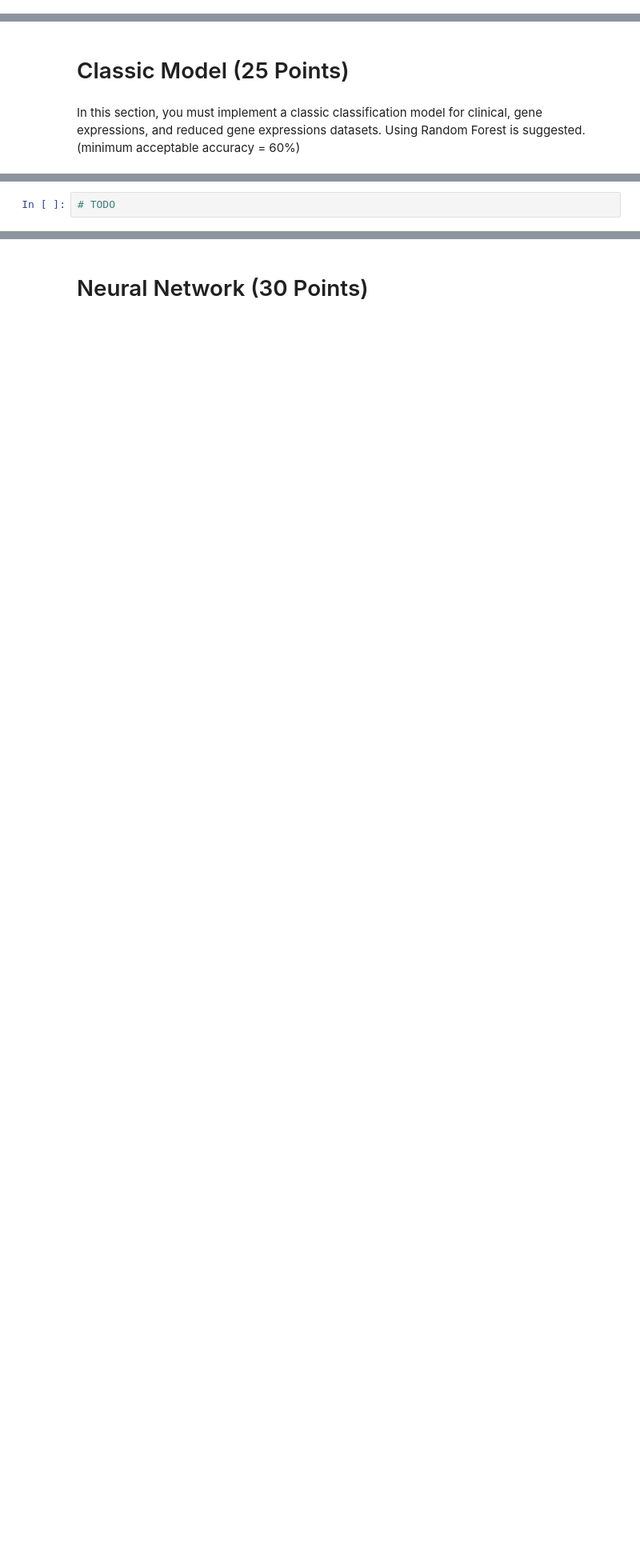
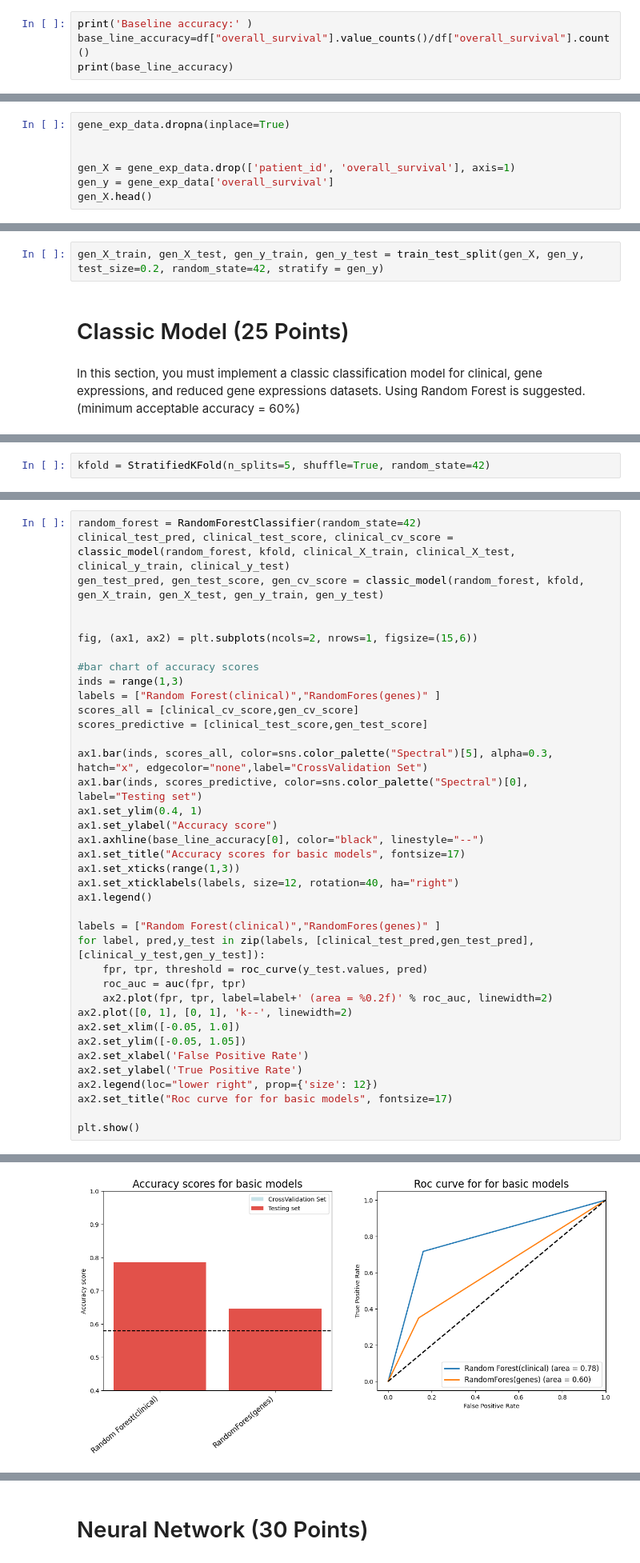
Before and after one commit to mohammadtaghi005/Breast-Cancer-Prediction, a Jupyter notebook: ML_Project.ipynb, the cells around one changed output, grey strips where cells are left out. Shown at 80% size. Saved outputs shown, nothing was run; the diff lists cells and outputs as text; blank space fills up the shorter version.

Commit message:
classic_model_initial
added simple random forest for clinical and genes data

```diff
--- a/ML_Project.ipynb
+++ b/ML_Project.ipynb
@@ -235,3 +235,7 @@ The patients who died have right skewed distribution
 
 Tumor size :
 both the patients who survived and died have right skewed distribution
+# %%
+print('Baseline accuracy:' )
+base_line_accuracy=df["overall_survival"].value_counts()/df["overall_survival"].count()
+print(base_line_accuracy)
@@ -243,0 +282,7 @@ For each dataset, investigate whether it is needed to use a dimensionality reduc
+# %%
+gene_exp_data.dropna(inplace=True)
+
+
+gen_X = gene_exp_data.drop(['patient_id', 'overall_survival'], axis=1)
+gen_y = gene_exp_data['overall_survival']
+gen_X.head()
@@ -244,3 +299,5 @@ For each dataset, investigate whether it is needed to use a dimensionality reduc
+# %%
+gen_X_train, gen_X_test, gen_y_train, gen_y_test = train_test_split(gen_X, gen_y, test_size=0.2, random_state=42, stratify = gen_y)
 # %% [markdown]
 # Classic Model (25 Points)
 # %% [markdown]
@@ -247,0 +307,2 @@ In this section, you must implement a classic classification model for clinical,
+# %%
+kfold = StratifiedKFold(n_splits=5, shuffle=True, random_state=42)
@@ -248,2 +338,39 @@ In this section, you must implement a classic classification model for clinical,
 # %%
-# TODO
+random_forest = RandomForestClassifier(random_state=42)
+clinical_test_pred, clinical_test_score, clinical_cv_score = classic_model(random_forest, kfold, clinical_X_train, clinical_X_test, clinical_y_train, clinical_y_test)
+gen_test_pred, gen_test_score, gen_cv_score = classic_model(random_forest, kfold, gen_X_train, gen_X_test, gen_y_train, gen_y_test)
+
+
+fig, (ax1, ax2) = plt.subplots(ncols=2, nrows=1, figsize=(15,6))
+
+#bar chart of accuracy scores
+inds = range(1,3)
+labels = ["Random Forest(clinical)","RandomFores(genes)" ]
+scores_all = [clinical_cv_score,gen_cv_score]
+scores_predictive = [clinical_test_score,gen_test_score]
+
+ax1.bar(inds, scores_all, color=sns.color_palette("Spectral")[5], alpha=0.3, hatch="x", edgecolor="none",label="CrossValidation Set")
+ax1.bar(inds, scores_predictive, color=sns.color_palette("Spectral")[0], label="Testing set")
+ax1.set_ylim(0.4, 1)
+ax1.set_ylabel("Accuracy score")
+ax1.axhline(base_line_accuracy[0], color="black", linestyle="--")
+ax1.set_title("Accuracy scores for basic models", fontsize=17)
+ax1.set_xticks(range(1,3))
+ax1.set_xticklabels(labels, size=12, rotation=40, ha="right")
+ax1.legend()
+
+labels = ["Random Forest(clinical)","RandomFores(genes)" ]
+for label, pred,y_test in zip(labels, [clinical_test_pred,gen_test_pred],[clinical_y_test,gen_y_test]):
+    fpr, tpr, threshold = roc_curve(y_test.values, pred)
+    roc_auc = auc(fpr, tpr)
+    ax2.plot(fpr, tpr, label=label+' (area = %0.2f)' % roc_auc, linewidth=2)
+ax2.plot([0, 1], [0, 1], 'k--', linewidth=2)
+ax2.set_xlim([-0.05, 1.0])
+ax2.set_ylim([-0.05, 1.05])
+ax2.set_xlabel('False Positive Rate')
+ax2.set_ylabel('True Positive Rate')
+ax2.legend(loc="lower right", prop={'size': 12})
+ax2.set_title("Roc curve for for basic models", fontsize=17)
+
+plt.show()
+# %% [output]
@@ -249,0 +394 @@ In this section, you must implement a classic classification model for clinical,
+[figure, added]
```
Also changed, not shown: parts of 17 cells of this notebook.
